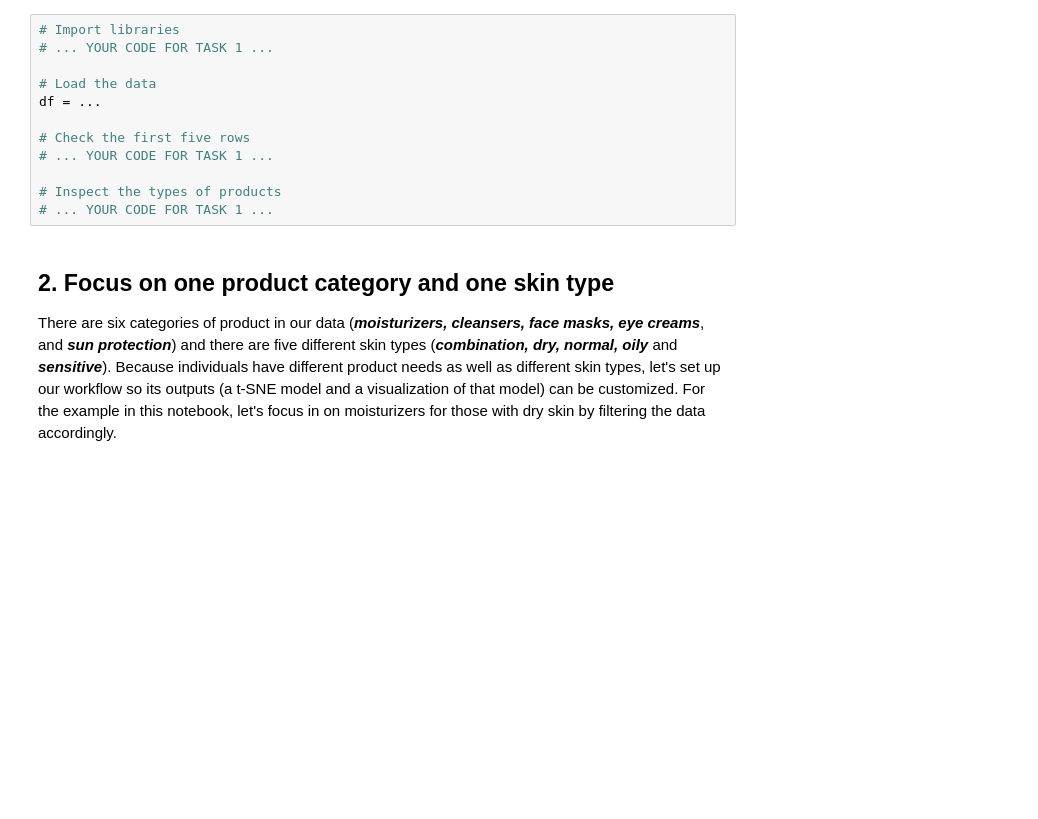
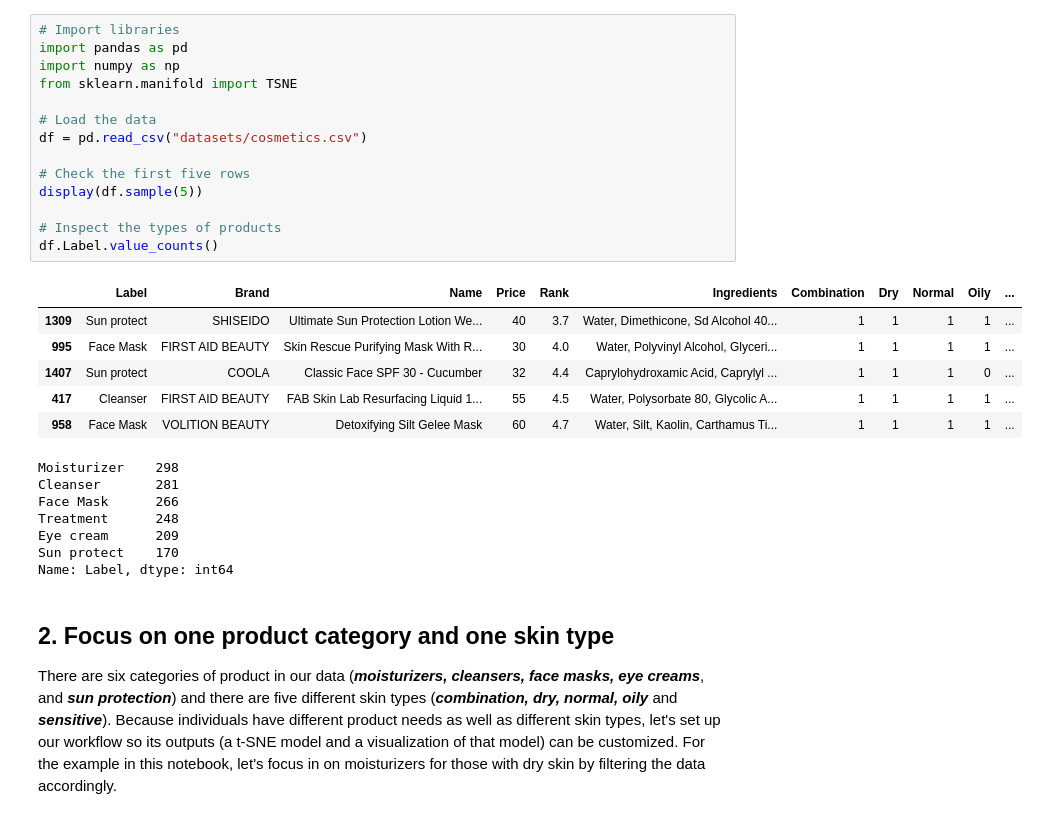
Before and after one commit to iDataist/Comparing-Cosmetics-by-Ingredients, a Jupyter notebook: notebook.ipynb, the cells around one changed output. Saved outputs shown, nothing was run; the diff lists cells and outputs as text; blank space fills up the shorter version.

```diff
--- a/notebook.ipynb
+++ b/notebook.ipynb
@@ -5,16 +5,32 @@
 <p>So instead of buying and hoping for the best, why don't we use data science to help us predict which products may be good fits for us? In this notebook, we are going to create a content-based recommendation system where the 'content' will be the chemical components of cosmetics. Specifically, we will process ingredient lists for 1472 cosmetics on Sephora via <a href="https://en.wikipedia.org/wiki/Word_embedding">word embedding</a>, then visualize ingredient similarity using a machine learning method called t-SNE and an interactive visualization library called Bokeh. Let's inspect our data first.</p>
 # %%
 # Import libraries
-# ... YOUR CODE FOR TASK 1 ...
+import pandas as pd
+import numpy as np
+from sklearn.manifold import TSNE
 
 # Load the data
-df = ...
+df = pd.read_csv("datasets/cosmetics.csv")
 
 # Check the first five rows
-# ... YOUR CODE FOR TASK 1 ...
+display(df.sample(5))
 
 # Inspect the types of products
-# ... YOUR CODE FOR TASK 1 ...
+df.Label.value_counts()
+# %% [output]
+|  | Label | Brand | Name | Price | Rank | Ingredients | Combination | Dry | Normal | Oily | ... |
+| 1309 | Sun protect | SHISEIDO | Ultimate Sun Protection Lotion We... | 40 | 3.7 | Water, Dimethicone, Sd Alcohol 40... | 1 | 1 | 1 | 1 | ... |
+| 995 | Face Mask | FIRST AID BEAUTY | Skin Rescue Purifying Mask With R... | 30 | 4.0 | Water, Polyvinyl Alcohol, Glyceri... | 1 | 1 | 1 | 1 | ... |
+| 1407 | Sun protect | COOLA | Classic Face SPF 30 - Cucumber | 32 | 4.4 | Caprylohydroxamic Acid, Caprylyl ... | 1 | 1 | 1 | 0 | ... |
+| 417 | Cleanser | FIRST AID BEAUTY | FAB Skin Lab Resurfacing Liquid 1... | 55 | 4.5 | Water, Polysorbate 80, Glycolic A... | 1 | 1 | 1 | 1 | ... |
+| 958 | Face Mask | VOLITION BEAUTY | Detoxifying Silt Gelee Mask | 60 | 4.7 | Water, Silt, Kaolin, Carthamus Ti... | 1 | 1 | 1 | 1 | ... |
+Moisturizer    298
+Cleanser       281
+Face Mask      266
+Treatment      248
+Eye cream      209
+Sun protect    170
+Name: Label, dtype: int64
 # %% [markdown]
 ## 2. Focus on one product category and one skin type
 <p>There are six categories of product in our data (<strong><em>moisturizers, cleansers, face masks, eye creams</em></strong>, and <strong><em>sun protection</em></strong>) and there are five different skin types (<strong><em>combination, dry, normal, oily</em></strong> and <strong><em>sensitive</em></strong>). Because individuals have different product needs as well as different skin types, let's set up our workflow so its outputs (a t-SNE model and a visualization of that model) can be customized. For the example in this notebook, let's focus in on moisturizers for those with dry skin by filtering the data accordingly.</p>
```
Also changed, not shown: parts of 9 cells of this notebook.
